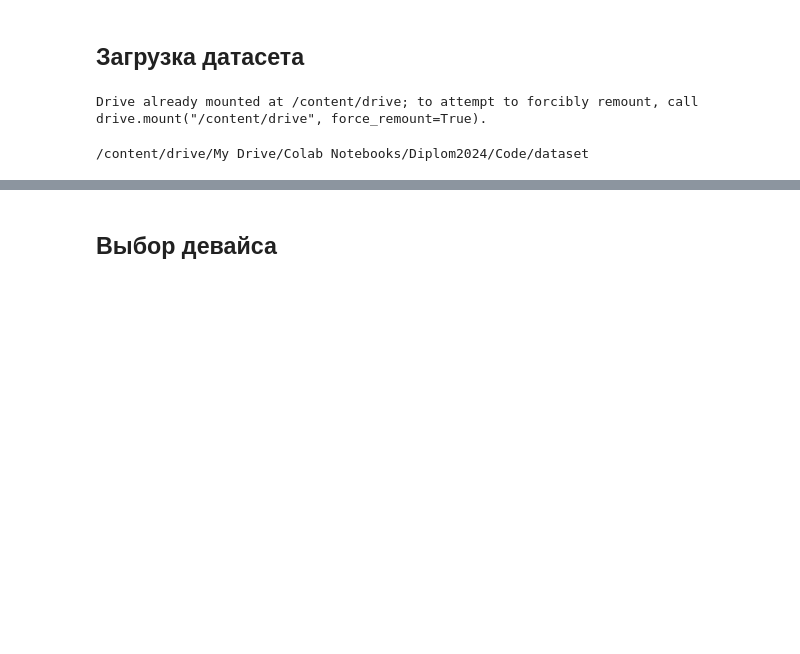
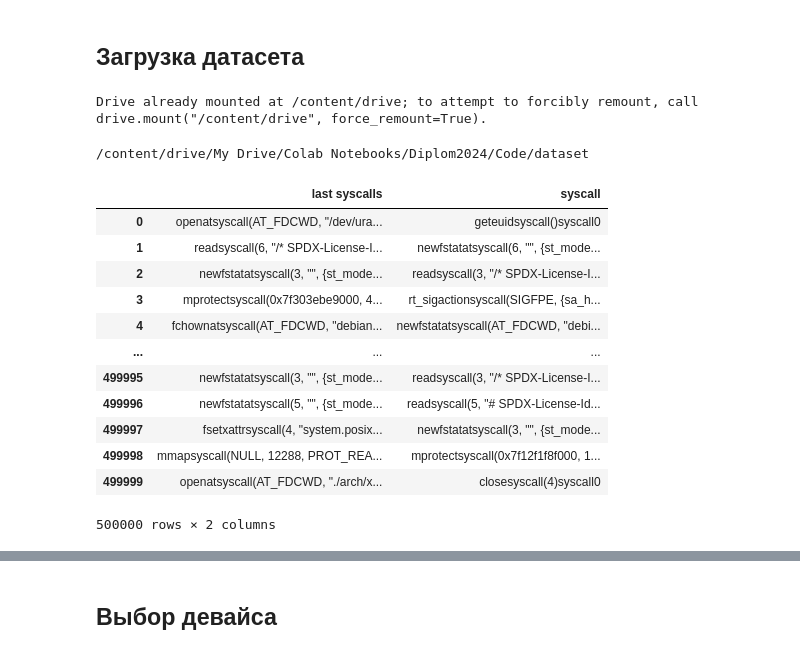
Before and after one commit to moevm/OS-Action-Prediction, a Jupyter notebook: SyscallNet.ipynb, the cells around one changed output, grey strips where cells are left out. Cells and saved outputs as stored; diff of their text form; code cells hidden in the pictures; blank space fills up the shorter version.

```diff
--- a/SyscallNet.ipynb
+++ b/SyscallNet.ipynb
@@ -20,0 +21,16 @@ dataset = pd.read_csv("syscalls_dataset.csv", delimiter=";")
+# %%
+dataset
+# %% [output]
+|  | last syscalls | syscall |
+| 0 | openatsyscall(AT_FDCWD, "/dev/ura... | geteuidsyscall()syscall0 |
+| 1 | readsyscall(6, "/* SPDX-License-I... | newfstatatsyscall(6, "", {st_mode... |
+| 2 | newfstatatsyscall(3, "", {st_mode... | readsyscall(3, "/* SPDX-License-I... |
+| 3 | mprotectsyscall(0x7f303ebe9000, 4... | rt_sigactionsyscall(SIGFPE, {sa_h... |
+| 4 | fchownatsyscall(AT_FDCWD, "debian... | newfstatatsyscall(AT_FDCWD, "debi... |
+| ... | ... | ... |
+| 499995 | newfstatatsyscall(3, "", {st_mode... | readsyscall(3, "/* SPDX-License-I... |
+| 499996 | newfstatatsyscall(5, "", {st_mode... | readsyscall(5, "# SPDX-License-Id... |
+| 499997 | fsetxattrsyscall(4, "system.posix... | newfstatatsyscall(3, "", {st_mode... |
+| 499998 | mmapsyscall(NULL, 12288, PROT_REA... | mprotectsyscall(0x7f12f1f8f000, 1... |
+| 499999 | openatsyscall(AT_FDCWD, "./arch/x... | closesyscall(4)syscall0 |
+500000 rows × 2 columns
```
Also changed, not shown: parts of 41 cells of this notebook.
